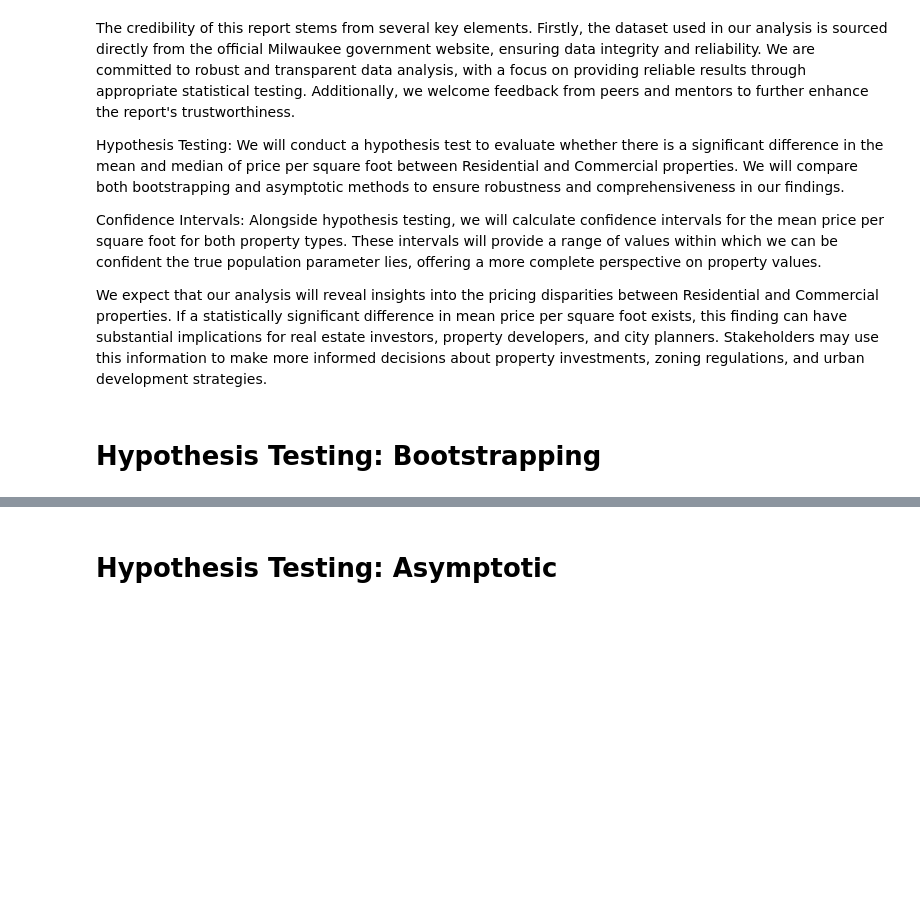
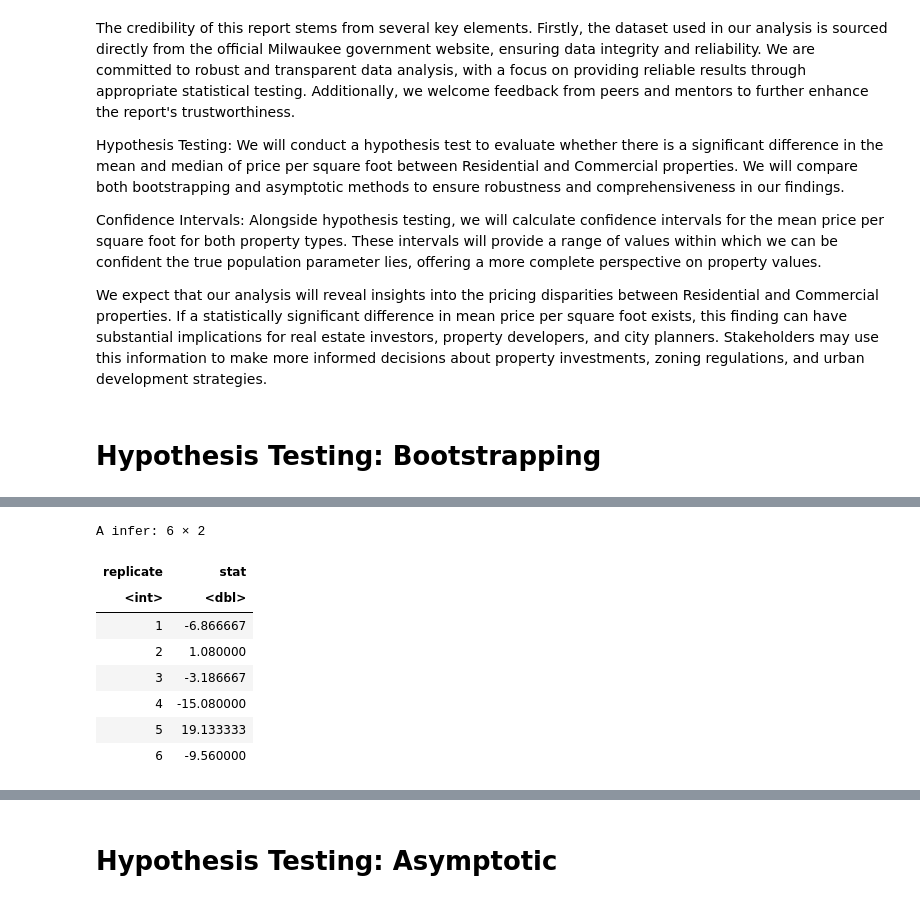
Before and after one commit to mhuang306/STAT-201-proj, a Jupyter notebook: Project Report.ipynb, the cells around one changed output, grey strips where cells are left out. Drawn from its saved outputs; the diff is of its cells as text; code cells hidden in the pictures; blank space fills up the shorter version.

```diff
--- a/Project Report.ipynb
+++ b/Project Report.ipynb
@@ -155,0 +201,21 @@ We expect that our analysis will reveal insights into the pricing disparities be
+# %%
+
+
+null_model_house <-
+   sample_n_150 %>%
+   specify(formula = Price_per_sqft ~ PropType) %>%
+   hypothesize(null = "independence") %>%
+   generate(reps = 500, type = "permute") %>%
+   calculate(stat="diff in means", order = c("Commercial", "Residential"))
+
+head(null_model_house)
+# %% [output]
+A infer: 6 × 2
+| replicate | stat |
+| <int> | <dbl> |
+| 1 | -6.866667 |
+| 2 | 1.080000 |
+| 3 | -3.186667 |
+| 4 | -15.080000 |
+| 5 | 19.133333 |
+| 6 | -9.560000 |
```
Also changed, not shown: parts of 7 cells of this notebook.
